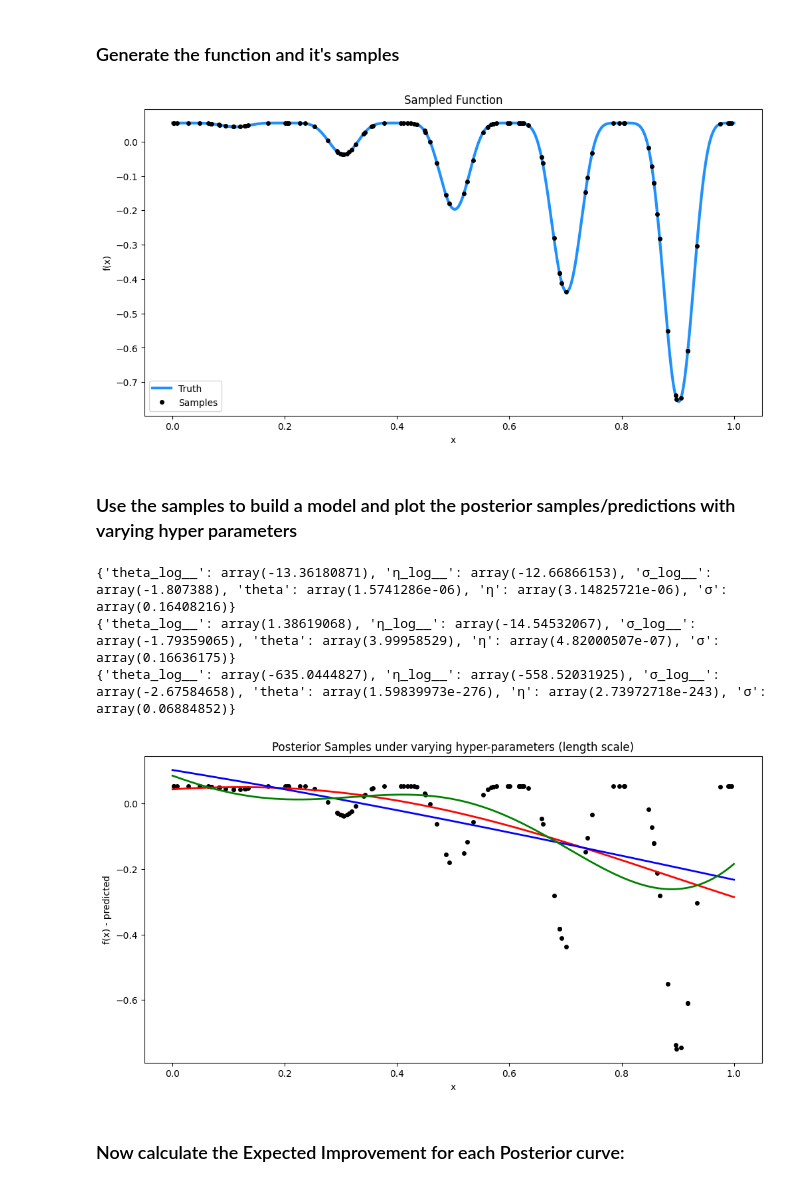
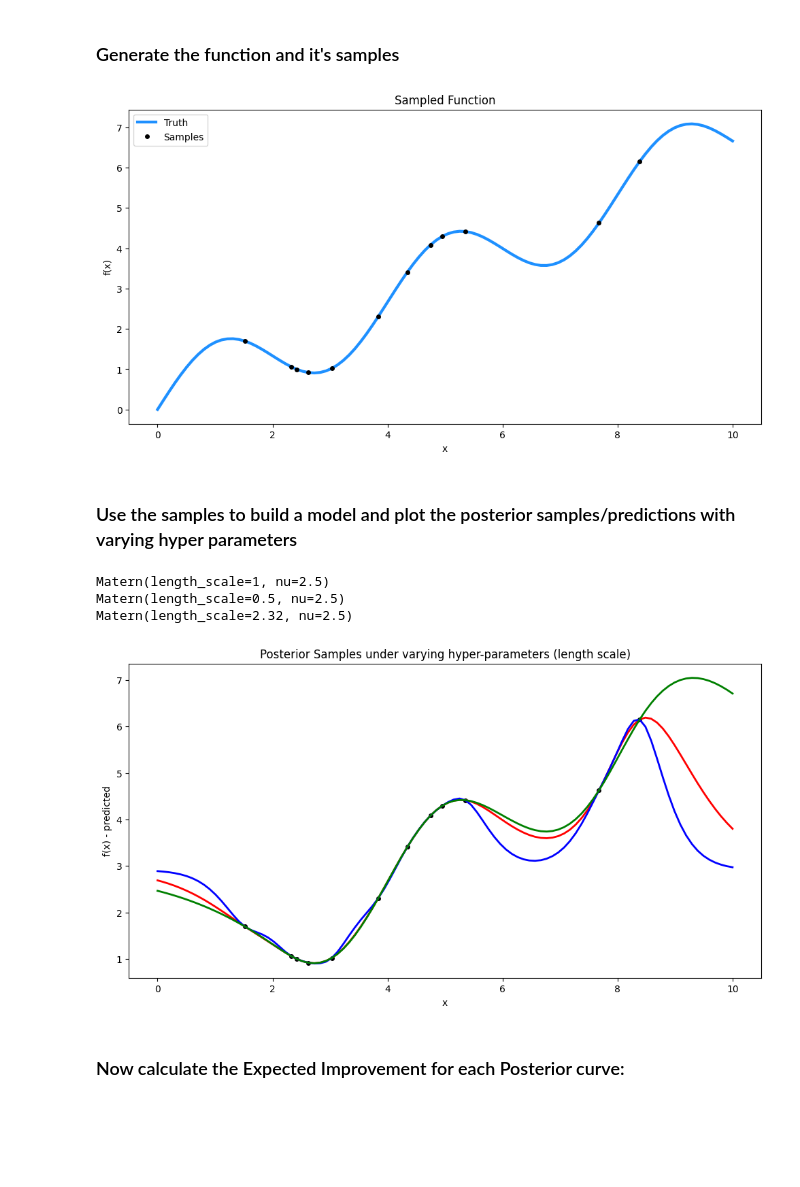
Before and after one commit to RichProgrammerEE/ECE524-Machine-Learning, a Jupyter notebook: final_project/gaussian_process.ipynb, the cells around one changed output. Saved outputs shown, nothing was run; the diff lists cells and outputs as text; code cells hidden in the pictures; blank space fills up the shorter version.

```diff
--- a/final_project/gaussian_process.ipynb
+++ b/final_project/gaussian_process.ipynb
@@ -60,7 +65,7 @@ with model:
     # SEE: https://scikit-learn.org/stable/modules/generated/sklearn.gaussian_process.kernels.Matern.html#sklearn.gaussian_process.kernels.Matern
     theta = pm.Gamma("ls", alpha=2, beta=1)
     theta0 = pm.HalfCauchy("theta0", beta=5)
-    cov = theta0**2 * pm.gp.cov.Matern52(input_dim=1, ls=1.0)
+    cov = theta0**2 * pm.gp.cov.Matern52(input_dim=1, ls=theta)
     # Zero mean (redundant - this is the default)
     m = pm.gp.mean.Zero()
     # Observation noise r.v.
@@ -176,24 +181,12 @@ lgd = plt.legend()
 # %% [markdown]
 ### Generate the function and it's samples
 # %%
-n = 500  # The number of data points
-X = np.linspace(0, 1, n)[:, None]  # The inputs to the GP, they must be arranged as a column vector
-# Define a smooth but varying function (the same as previous example)
-ℓ_true = 1.0
-η_true = 3.0
-cov_func = η_true ** 2 * pm.gp.cov.Matern52(1, ℓ_true)
-mean_func = pm.gp.mean.Zero()
+np.random.seed(1234)
 
-
-def func(X, n): return np.random.multivariate_normal(
-    mean_func(X).eval(), cov_func(X).eval() + 1e-8 * np.eye(n), 1)
-
-f_true = func(X, n).flatten()
-
-f_true = test_function(X).flatten()
+f_true = test_function(X, 0.0).flatten()
 
 # Now we are going to pick random samples from this function and use those to build our GP model
-n_samp = 100
+n_samp = 12
 x_ind = np.random.randint(0, n, n_samp)
 x_ind.sort()
 x_samp = X[x_ind]
@@ -210,46 +203,46 @@ ax.set_ylabel("f(x)")
 lgd = plt.legend()
 title = plt.title("Sampled Function")
 # %% [output]
-[figure, old version]
+[figure, new version]
 # %% [markdown]
 ### Use the samples to build a model and plot the posterior samples/predictions with varying hyper parameters
 # %%
+
 # We are going to show how varying the model length scale effects the posterior predictions (3 different sets)
-params = [(1, 0.5), (3, 2), (0.5, 1.0)]
+# We use a gaussian process regressor from Sklearn because it is just easier.
+length_scales = [(0.001, 1.0), (0.1, 0.5), (0.7, 5.0)]
 means = []  # Means for each parameter set
 stds = []  # Standard Deviations for each parameter set
-for alpha, beta in params:
-    with pm.Model() as model:
-        theta = pm.Gamma("theta", alpha, 1 / beta)
-        η = pm.Gamma("η", 1, 1)
-        cov = pm.gp.cov.ExpQuad(1, ls=theta)
-        gp = pm.gp.Marginal(cov_func=cov)
-        σ = pm.HalfCauchy("σ", 5)
-        y_ = gp.marginal_likelihood("y", X=x_samp, y=f_samp, sigma=σ)
-        mp = pm.find_MAP(progressbar=False)
-        print(mp)
-        # trace = pm.sample(2000, n_init=20000)
-        # trace = pm.sample(2000, tune=1000, cores=multiprocessing.cpu_count())÷
-
-        # Use this model to calculate a prediction at all the x-values
-        mu, var = gp.predict(X, point=mp, diag=True)
-        sd = np.sqrt(var)
+for ls in length_scales:
+    # Ignore sklearn's GP convergence warnings
+    with warnings.catch_warnings():
+        warnings.simplefilter("ignore")
+        model = GaussianProcessRegressor(
+            kernel=gauss.kernels.Matern(nu=2.5, length_scale_bounds=ls),
+            alpha=1e-6,
+            normalize_y=True,
+            n_restarts_optimizer=5,
+            random_state=3
+        )
+        model.fit(x_samp, f_samp)
+        print(model.kernel_)
+        mu, sd = model.predict(X, return_std=True)
         means.append(mu)
         stds.append(sd)
 
 fig = plt.figure(figsize=(12, 6))
 ax = fig.gca()
 ax.plot(x_samp, f_samp, "ok", ms=4)
-for val in zip(means, stds, ["r", "b", "g"]):
-    plt.plot(X, val[0], val[2], lw=2)
+for mu, sd, color in zip(means, stds, ["r", "b", "g"]):
+    plt.plot(X, mu, color, lw=2)
 ax.set_xlabel("x")
 ax.set_ylabel("f(x) - predicted")
 title = plt.title("Posterior Samples under varying hyper-parameters (length scale)")
 # %% [output]
-{'theta_log__': array(-13.36180871), 'η_log__': array(-12.66866153), 'σ_log__': array(-1.807388), 'theta': array(1.5741286e-06), 'η': array(3.14825721e-06), 'σ': array(0.16408216)}
-{'theta_log__': array(1.38619068), 'η_log__': array(-14.54532067), 'σ_log__': array(-1.79359065), 'theta': array(3.99958529), 'η': array(4.82000507e-07), 'σ': array(0.16636175)}
-{'theta_log__': array(-635.0444827), 'η_log__': array(-558.52031925), 'σ_log__': array(-2.67584658), 'theta': array(1.59839973e-276), 'η': array(2.73972718e-243), 'σ': array(0.06884852)}
+Matern(length_scale=1, nu=2.5)
+Matern(length_scale=0.5, nu=2.5)
+Matern(length_scale=2.32, nu=2.5)
-[figure, old version]
+[figure, new version]
 # %% [markdown]
 ### Now calculate the Expected Improvement for each Posterior curve:
 # %%
```
Also changed, not shown: parts of 6 cells of this notebook, 6 other files.
